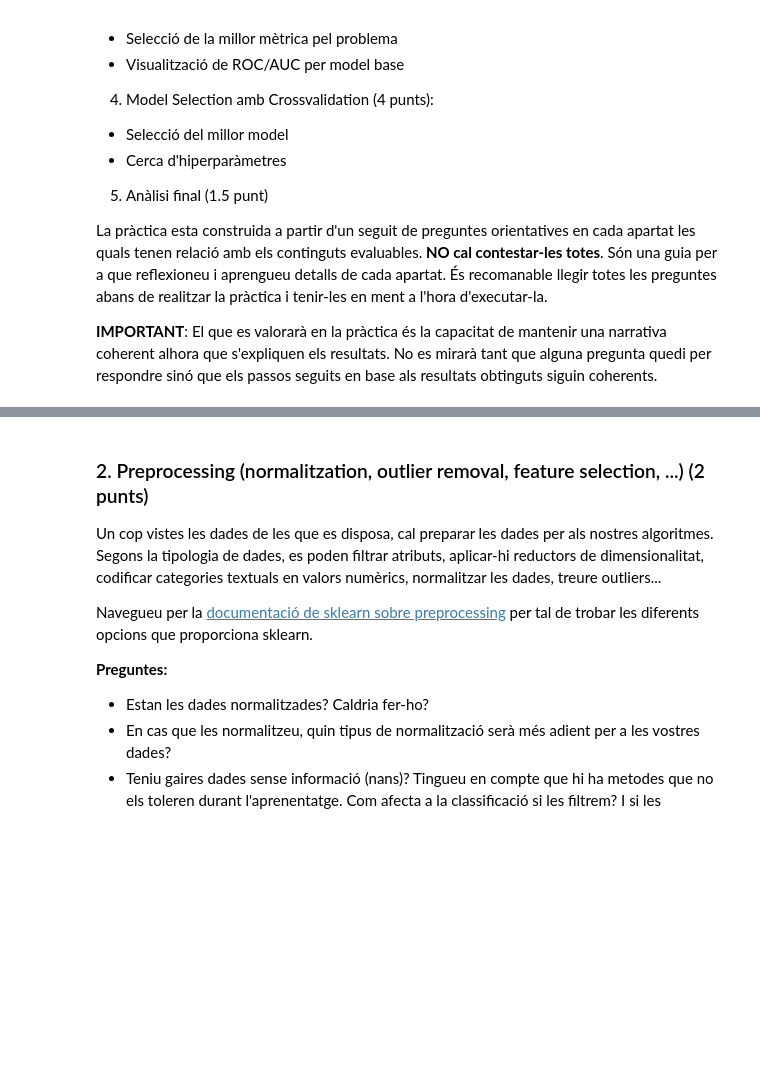
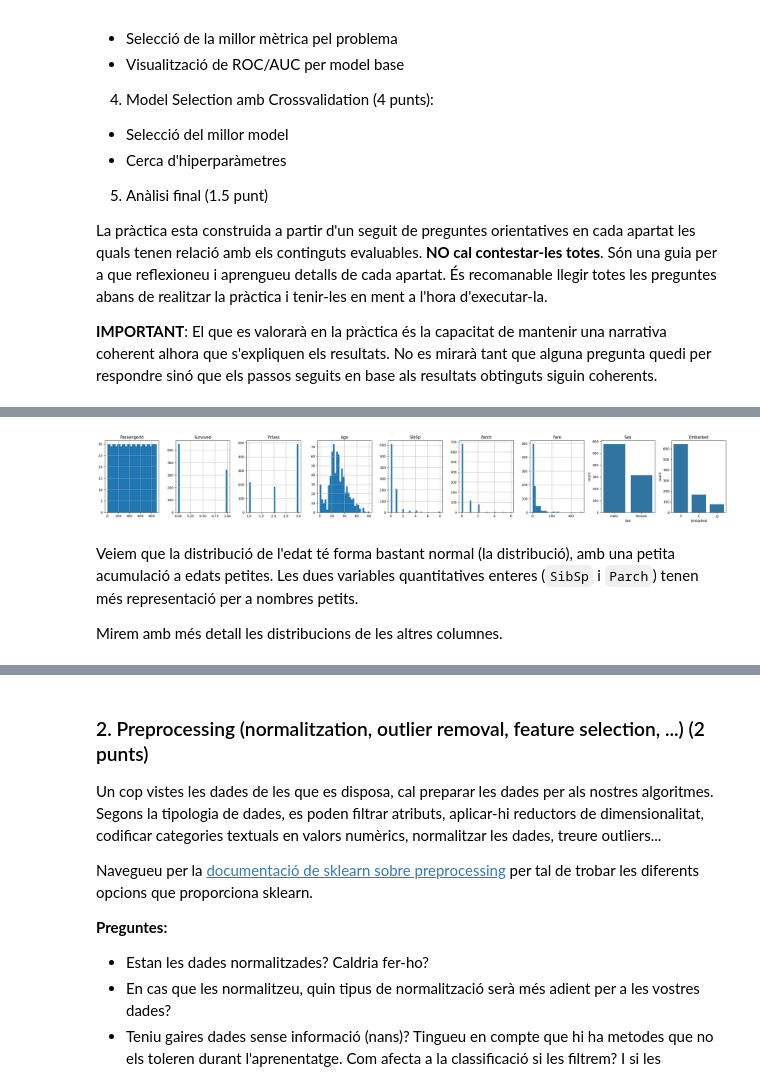
Before and after one commit to NatanSisoev/TitanicSurvival, a Jupyter notebook: practica.ipynb, the cells around one changed output, grey strips where cells are left out. Saved outputs shown, nothing was run; the diff lists cells and outputs as text; code cells hidden in the pictures; blank space fills up the shorter version.

```diff
--- a/practica.ipynb
+++ b/practica.ipynb
@@ -139,0 +143,19 @@ Name: proportion, dtype: float64
+# %%
+cols = list(df.select_dtypes("number")) + ["Sex", "Embarked"]
+fig, axes = plt.subplots(1, len(cols), figsize=(len(cols)*3, 4))
+
+for ax, col in zip(axes, cols):
+    if df[col].dtype == 'object':
+        sns.countplot(x=col, data=df, ax=ax)
+    else:
+        df[col].hist(bins=30, ax=ax)
+    ax.set_title(col)
+
+plt.tight_layout()
+plt.show()
+# %% [output]
+[figure, added]
+# %% [markdown]
+Veiem que la distribució de l'edat té forma bastant normal (la distribució), amb una petita acumulació a edats petites. Les dues variables quantitatives enteres (`SibSp` i `Parch`) tenen més representació per a nombres petits.
+
+Mirem amb més detall les distribucions de les altres columnes.
```
Also changed, not shown: parts of 19 cells of this notebook.
